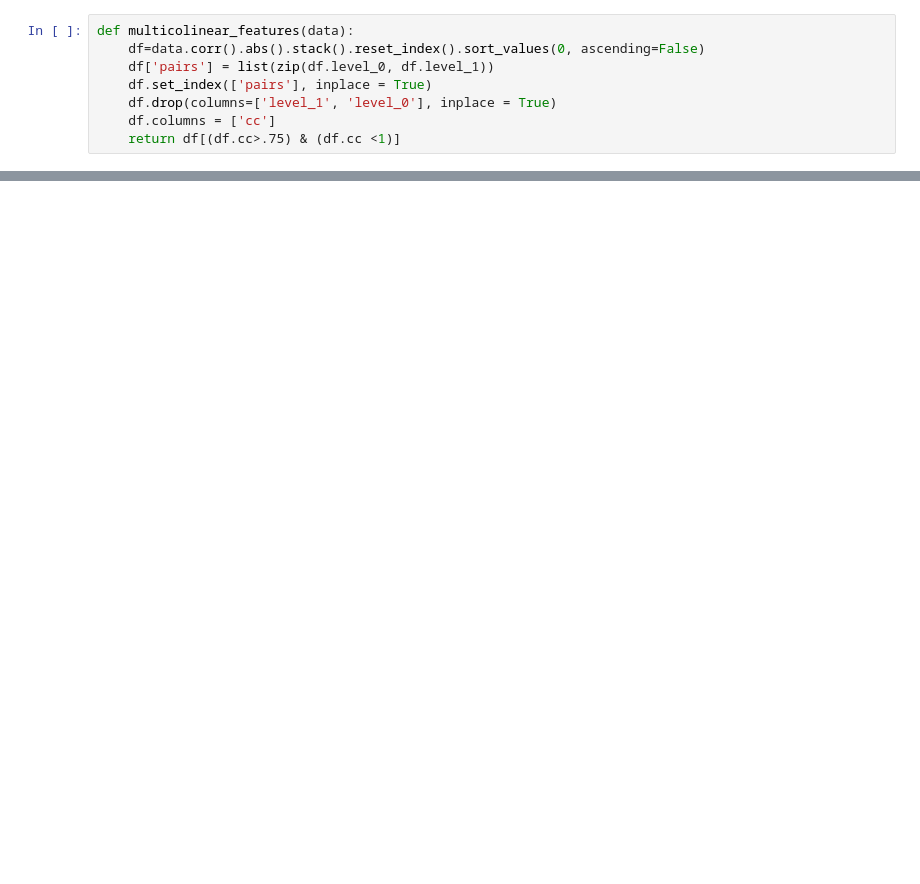
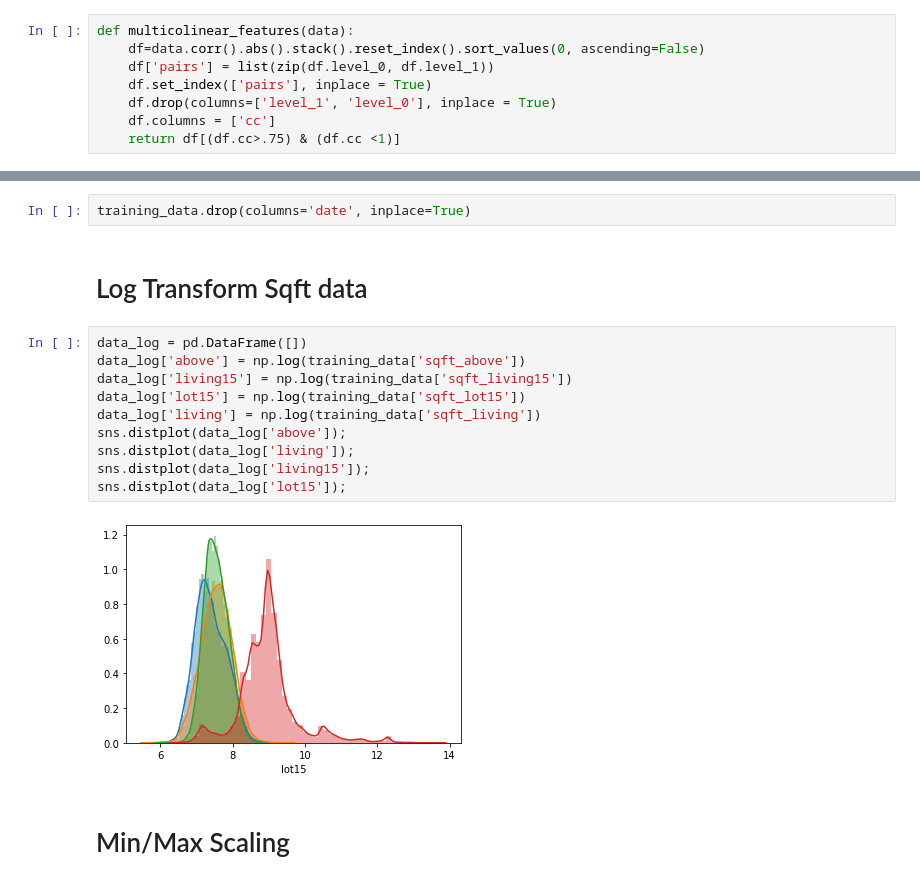
Before and after one commit to brenfrrs/kings_county_housing, a Jupyter notebook: EDA/Model_2.ipynb, the cells around one changed output, grey strips where cells are left out. Saved outputs shown, nothing was run; the diff lists cells and outputs as text; blank space fills up the shorter version.

```diff
--- a/EDA/Model_2.ipynb
+++ b/EDA/Model_2.ipynb
@@ -59,0 +84,18 @@ def multicolinear_features(data):
+# %%
+training_data.drop(columns='date', inplace=True)
+# %% [markdown]
+# Log Transform Sqft data
+# %%
+data_log = pd.DataFrame([])
+data_log['above'] = np.log(training_data['sqft_above'])
+data_log['living15'] = np.log(training_data['sqft_living15'])
+data_log['lot15'] = np.log(training_data['sqft_lot15'])
+data_log['living'] = np.log(training_data['sqft_living'])
+sns.distplot(data_log['above']);
+sns.distplot(data_log['living']);
+sns.distplot(data_log['living15']);
+sns.distplot(data_log['lot15']);
+# %% [output]
+[figure, added]
+# %% [markdown]
+# Min/Max Scaling
```
Also changed, not shown: parts of 16 cells of this notebook, 2 other files.
